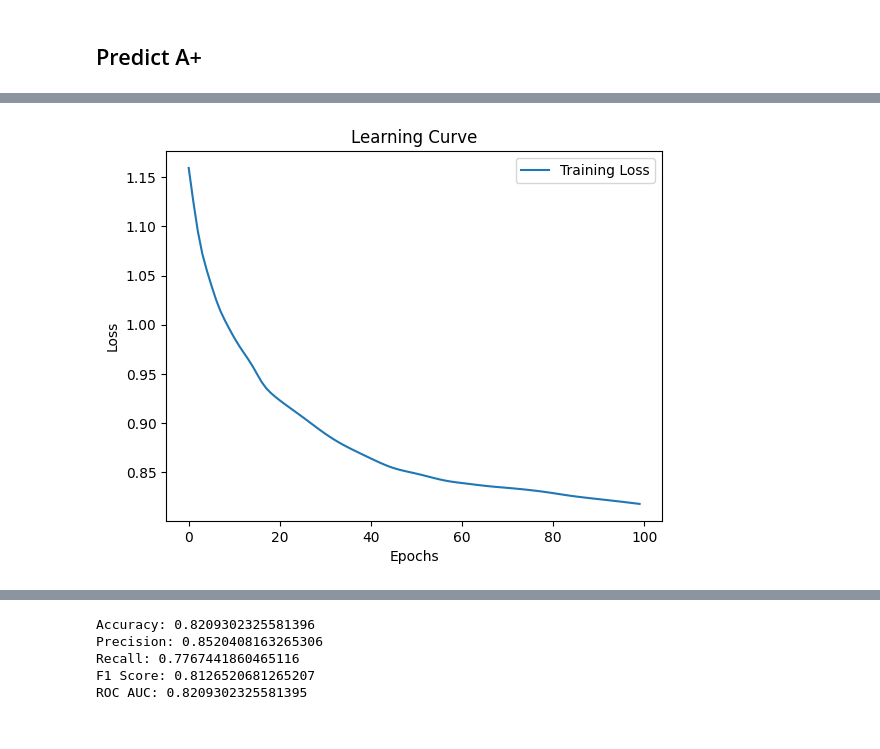
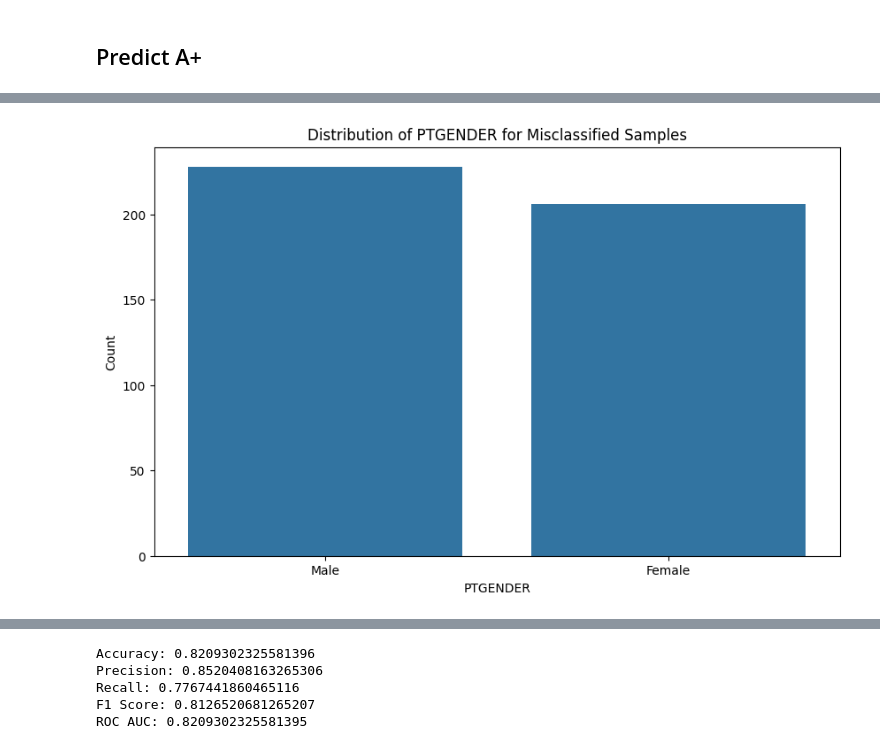
Before and after one commit to Aquila69420/adni-ml, a Jupyter notebook: torch_classification.ipynb, the cells around one changed output, grey strips where cells are left out. Drawn from its saved outputs; the diff is of its cells as text; code cells hidden in the pictures.

```diff
--- a/torch_classification.ipynb
+++ b/torch_classification.ipynb
@@ -95,9 +77,19 @@ Epoch [100/100], Loss: 0.8178
-# %%
-plt.plot(train_losses, label='Training Loss')
-plt.xlabel('Epochs')
-plt.ylabel('Loss')
-plt.title('Learning Curve')
-plt.legend()
-plt.show()
-# %% [output]
-[figure, removed]
+# %%
+X_train_df = pd.DataFrame(X_train.cpu().numpy(), columns=X.columns)
+# Get the features from df not in X_train_df and extend the columns of X_train_df to include the missing features
+missing_features = set(df.columns) - set(X_train_df.columns)
+for feature in missing_features:
+    # Fill the missing feature with the value from the original DataFrame for the corresponding test samples
+    X_train_df[feature] = df.loc[X_train_df.index, feature].values
+    # Reorder the columns to match the original DataFrame
+    # X_train_df = X_train_df[df.columns]  # Reorder columns to match original DataFrame to untransform
+
+plt.figure(figsize=(10, 6))
+sns.countplot(data=X_train_df, x='PTGENDER', order=gender_labels.keys())
+plt.title('Distribution of PTGENDER for Misclassified Samples')
+plt.xlabel('PTGENDER')
+plt.ylabel('Count')
+plt.xticks(ticks=list(gender_labels.keys()), labels=list(gender_labels.values()))
+plt.show()
+# %% [output]
+[figure, added]
```
Also changed, not shown: parts of 7 cells of this notebook.
